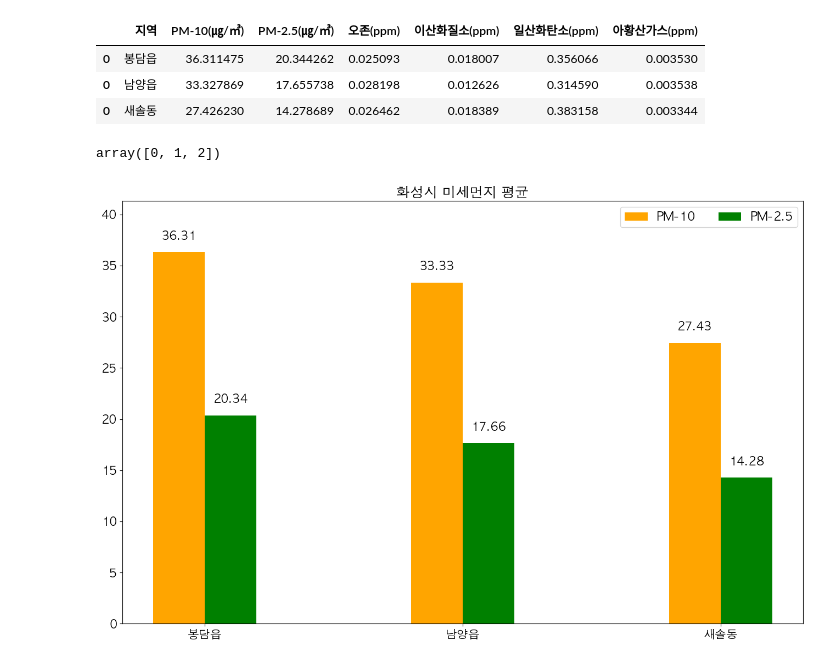
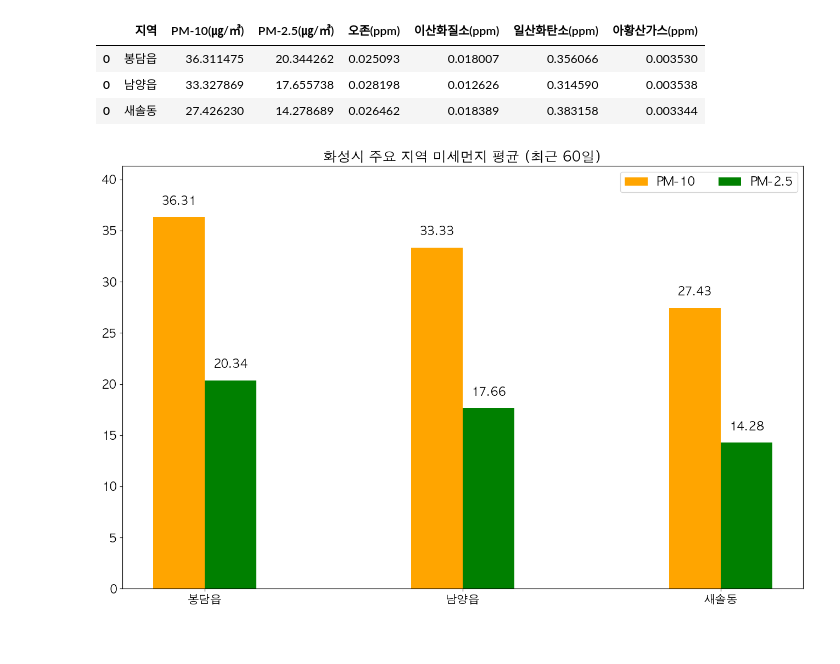
Before and after one commit to 23tae/python-tutorial, a Jupyter notebook: air_pollution_analysis.ipynb, the cells around one changed output. Drawn from its saved outputs; the diff is of its cells as text; code cells hidden in the pictures.

```diff
--- a/air_pollution_analysis.ipynb
+++ b/air_pollution_analysis.ipynb
@@ -106,28 +106,24 @@ matplotlib.rcParams['axes.unicode_minus'] = False
 # %%
 n = average_df.shape[0]
 index = np.arange(n)
-# %%
-index
-# %% [output]
-array([0, 1, 2])
 # %%
 w = 0.2
 plt.figure(figsize=(16, 10))
 plt.bar(index - w/2, average_df['PM-10(㎍/㎥)'], width=w, label='PM-10', color='orange')
 plt.bar(index + w/2, average_df['PM-2.5(㎍/㎥)'], width=w, label='PM-2.5', color='green')
 
 for i, value in enumerate(average_df['PM-10(㎍/㎥)']):
     plt.text(i - w/2, value + 1, f'{value:.2f}', ha='center', va='bottom')
 
 for i, value in enumerate(average_df['PM-2.5(㎍/㎥)']):
     plt.text(i + w/2, value + 1, f'{value:.2f}', ha='center', va='bottom')
 
 plt.legend(ncol=2)
 plt.xticks(index, average_df['지역'])
-plt.title('화성시 미세먼지 평균')
+plt.title('화성시 주요 지역 미세먼지 평균 (최근 60일)')
 
 plt.ylim(0, max(average_df[['PM-10(㎍/㎥)', 'PM-2.5(㎍/㎥)']].values.max() + 5, 20))
 
 plt.show()
 # %% [output]
-[figure, old version]
+[figure, new version]
```
